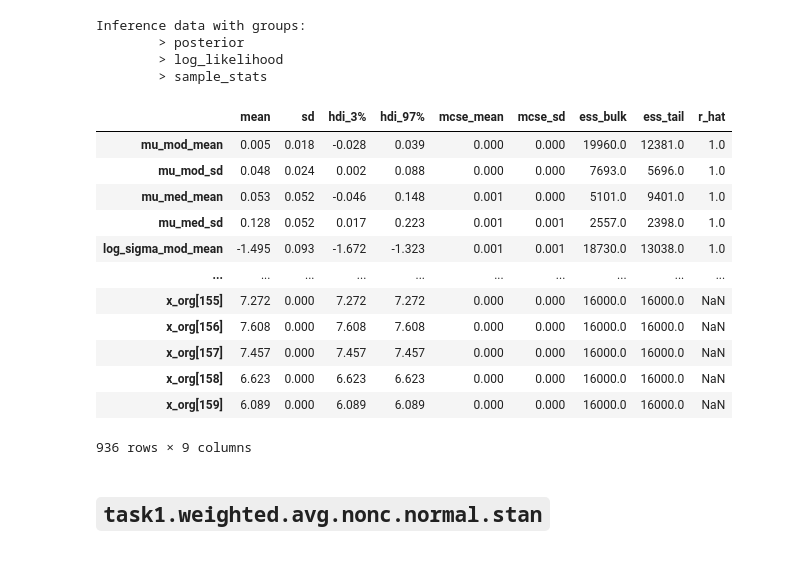
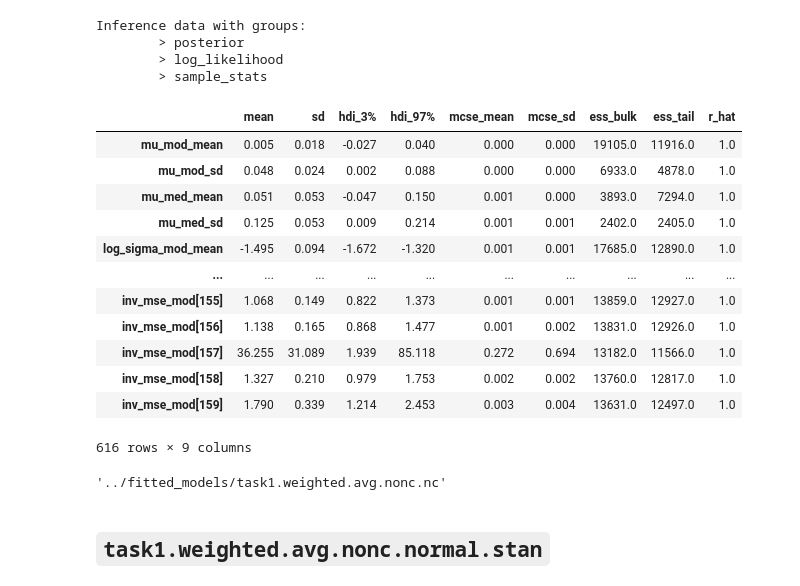
Before and after one commit to mika-long/vis-decode-analysis, a Jupyter notebook: analysis/pymc_files/task1.ipynb, the cells around one changed output. Drawn from its saved outputs; the diff is of its cells as text; code cells hidden in the pictures.

```diff
--- a/analysis/pymc_files/task1.ipynb
+++ b/analysis/pymc_files/task1.ipynb
@@ -150,9 +231,10 @@ fit2 = task1_model.sample(
     data = stan_data,
     chains=4,
     parallel_chains=4,
-    iter_warmup=2000,
+    iter_warmup=4000,
     iter_sampling=4000,
-    adapt_delta=0.95,
+    adapt_delta=0.99,
+    max_treedepth=15,
     show_console=True,
 )
 # %% [output]
@@ -258,21 +349,26 @@ Inference data with groups:
         > log_likelihood
         > sample_stats
 # %%
-az.summary(task1_idata)
+az.summary(task1_idata, filter_vars='regex', var_names=["~x\_org", "~y\_rep"])
 # %% [output]
 |  | mean | sd | hdi_3% | hdi_97% | mcse_mean | mcse_sd | ess_bulk | ess_tail | r_hat |
-| mu_mod_mean | 0.005 | 0.018 | -0.028 | 0.039 | 0.000 | 0.000 | 19960.0 | 12381.0 | 1.0 |
-| mu_mod_sd | 0.048 | 0.024 | 0.002 | 0.088 | 0.000 | 0.000 | 7693.0 | 5696.0 | 1.0 |
-| mu_med_mean | 0.053 | 0.052 | -0.046 | 0.148 | 0.001 | 0.000 | 5101.0 | 9401.0 | 1.0 |
-| mu_med_sd | 0.128 | 0.052 | 0.017 | 0.223 | 0.001 | 0.001 | 2557.0 | 2398.0 | 1.0 |
-| log_sigma_mod_mean | -1.495 | 0.093 | -1.672 | -1.323 | 0.001 | 0.001 | 18730.0 | 13038.0 | 1.0 |
+| mu_mod_mean | 0.005 | 0.018 | -0.027 | 0.040 | 0.000 | 0.000 | 19105.0 | 11916.0 | 1.0 |
+| mu_mod_sd | 0.048 | 0.024 | 0.002 | 0.088 | 0.000 | 0.000 | 6933.0 | 4878.0 | 1.0 |
+| mu_med_mean | 0.051 | 0.053 | -0.047 | 0.150 | 0.001 | 0.000 | 3893.0 | 7294.0 | 1.0 |
+| mu_med_sd | 0.125 | 0.053 | 0.009 | 0.214 | 0.001 | 0.001 | 2402.0 | 2405.0 | 1.0 |
+| log_sigma_mod_mean | -1.495 | 0.094 | -1.672 | -1.320 | 0.001 | 0.001 | 17685.0 | 12890.0 | 1.0 |
 | ... | ... | ... | ... | ... | ... | ... | ... | ... | ... |
-| x_org[155] | 7.272 | 0.000 | 7.272 | 7.272 | 0.000 | 0.000 | 16000.0 | 16000.0 | NaN |
-| x_org[156] | 7.608 | 0.000 | 7.608 | 7.608 | 0.000 | 0.000 | 16000.0 | 16000.0 | NaN |
-| x_org[157] | 7.457 | 0.000 | 7.457 | 7.457 | 0.000 | 0.000 | 16000.0 | 16000.0 | NaN |
-| x_org[158] | 6.623 | 0.000 | 6.623 | 6.623 | 0.000 | 0.000 | 16000.0 | 16000.0 | NaN |
-| x_org[159] | 6.089 | 0.000 | 6.089 | 6.089 | 0.000 | 0.000 | 16000.0 | 16000.0 | NaN |
+| inv_mse_mod[155] | 1.068 | 0.149 | 0.822 | 1.373 | 0.001 | 0.001 | 13859.0 | 12927.0 | 1.0 |
+| inv_mse_mod[156] | 1.138 | 0.165 | 0.868 | 1.477 | 0.001 | 0.002 | 13831.0 | 12926.0 | 1.0 |
+| inv_mse_mod[157] | 36.255 | 31.089 | 1.939 | 85.118 | 0.272 | 0.694 | 13182.0 | 11566.0 | 1.0 |
+| inv_mse_mod[158] | 1.327 | 0.210 | 0.979 | 1.753 | 0.002 | 0.002 | 13760.0 | 12817.0 | 1.0 |
+| inv_mse_mod[159] | 1.790 | 0.339 | 1.214 | 2.453 | 0.003 | 0.004 | 13631.0 | 12497.0 | 1.0 |
-936 rows × 9 columns
+616 rows × 9 columns
+# %%
+# save inferenceData object
+task1_idata.to_netcdf("../fitted_models/task1.weighted.avg.nonc.nc")
+# %% [output]
+'../fitted_models/task1.weighted.avg.nonc.nc'
 # %%
 # TODO: get the posterior
 # %% [markdown]
```
Also changed, not shown: parts of 14 cells of this notebook.
